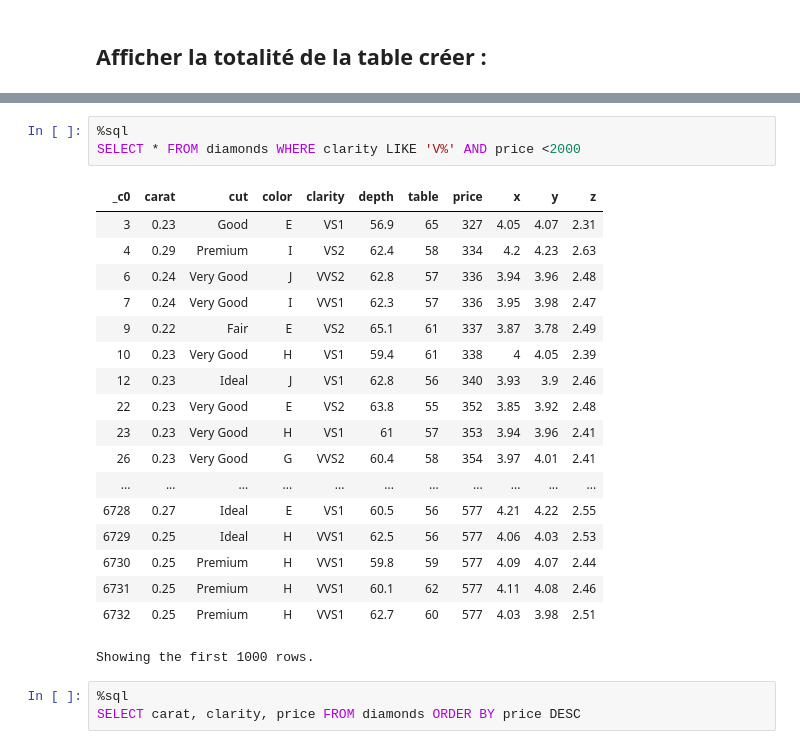
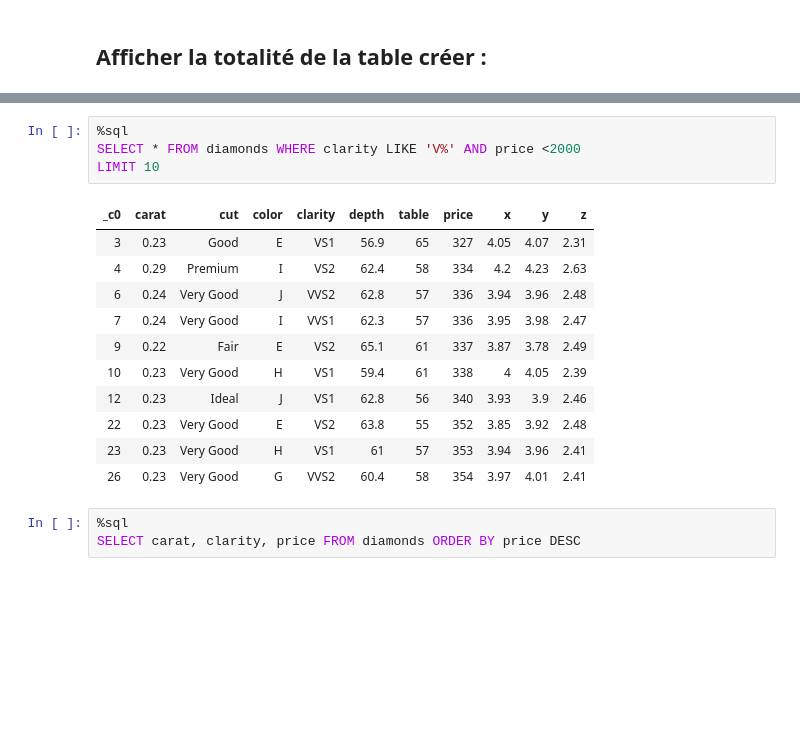
Before and after one commit to addi-kamal/Big-Data, a Jupyter notebook: My Notebook.ipynb, the cells around one changed output, grey strips where cells are left out. Cells and saved outputs as stored; diff of their text form; blank space fills up the shorter version.

```diff
--- a/My Notebook.ipynb
+++ b/My Notebook.ipynb
@@ -38,25 +32,19 @@ Showing the first 1000 rows.
 # %%
 %sql
 SELECT * FROM diamonds WHERE clarity LIKE 'V%' AND price <2000
+LIMIT 10
 # %% [output]
 | _c0 | carat | cut | color | clarity | depth | table | price | x | y | z |
 | 3 | 0.23 | Good | E | VS1 | 56.9 | 65 | 327 | 4.05 | 4.07 | 2.31 |
 | 4 | 0.29 | Premium | I | VS2 | 62.4 | 58 | 334 | 4.2 | 4.23 | 2.63 |
 | 6 | 0.24 | Very Good | J | VVS2 | 62.8 | 57 | 336 | 3.94 | 3.96 | 2.48 |
 | 7 | 0.24 | Very Good | I | VVS1 | 62.3 | 57 | 336 | 3.95 | 3.98 | 2.47 |
 | 9 | 0.22 | Fair | E | VS2 | 65.1 | 61 | 337 | 3.87 | 3.78 | 2.49 |
 | 10 | 0.23 | Very Good | H | VS1 | 59.4 | 61 | 338 | 4 | 4.05 | 2.39 |
 | 12 | 0.23 | Ideal | J | VS1 | 62.8 | 56 | 340 | 3.93 | 3.9 | 2.46 |
 | 22 | 0.23 | Very Good | E | VS2 | 63.8 | 55 | 352 | 3.85 | 3.92 | 2.48 |
 | 23 | 0.23 | Very Good | H | VS1 | 61 | 57 | 353 | 3.94 | 3.96 | 2.41 |
 | 26 | 0.23 | Very Good | G | VVS2 | 60.4 | 58 | 354 | 3.97 | 4.01 | 2.41 |
-| ... | ... | ... | ... | ... | ... | ... | ... | ... | ... | ... |
-| 6728 | 0.27 | Ideal | E | VS1 | 60.5 | 56 | 577 | 4.21 | 4.22 | 2.55 |
-| 6729 | 0.25 | Ideal | H | VVS1 | 62.5 | 56 | 577 | 4.06 | 4.03 | 2.53 |
-| 6730 | 0.25 | Premium | H | VVS1 | 59.8 | 59 | 577 | 4.09 | 4.07 | 2.44 |
-| 6731 | 0.25 | Premium | H | VVS1 | 60.1 | 62 | 577 | 4.11 | 4.08 | 2.46 |
-| 6732 | 0.25 | Premium | H | VVS1 | 62.7 | 60 | 577 | 4.03 | 3.98 | 2.51 |
-Showing the first 1000 rows.
 # %%
 %sql
 SELECT carat, clarity, price FROM diamonds ORDER BY price DESC
```
Also changed, not shown: parts of 1 cell of this notebook.
